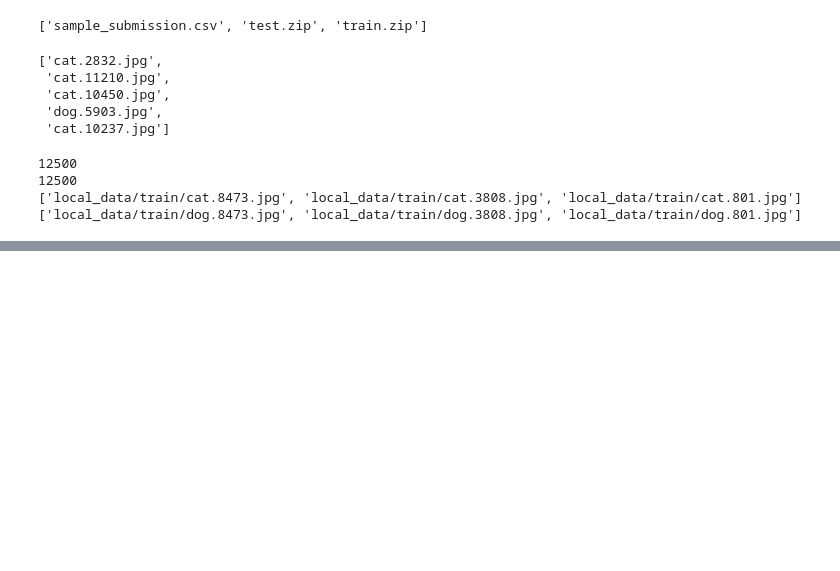
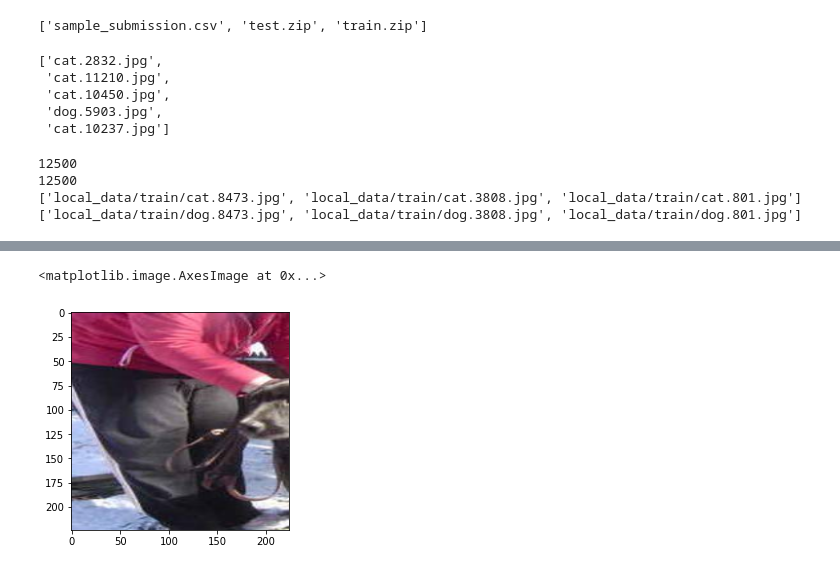
Before and after one commit to Huxwell/ColabNNs, a Jupyter notebook: cats_n_dogs_create_hybrids_pynb.ipynb, the cells around one changed output, grey strips where cells are left out. Drawn from its saved outputs; the diff is of its cells as text; code cells hidden in the pictures; blank space fills up the shorter version.

```diff
--- a/cats_n_dogs_create_hybrids_pynb.ipynb
+++ b/cats_n_dogs_create_hybrids_pynb.ipynb
@@ -57,0 +158,5 @@ assert len(cats_list) == len(dogs_list)
+# %%
+plt.imshow(cv2.resize(img[:,:170,:],[224,224]))
+# %% [output]
+<matplotlib.image.AxesImage at 0x...>
+[figure, added]
```
Also changed, not shown: parts of 11 cells of this notebook.
